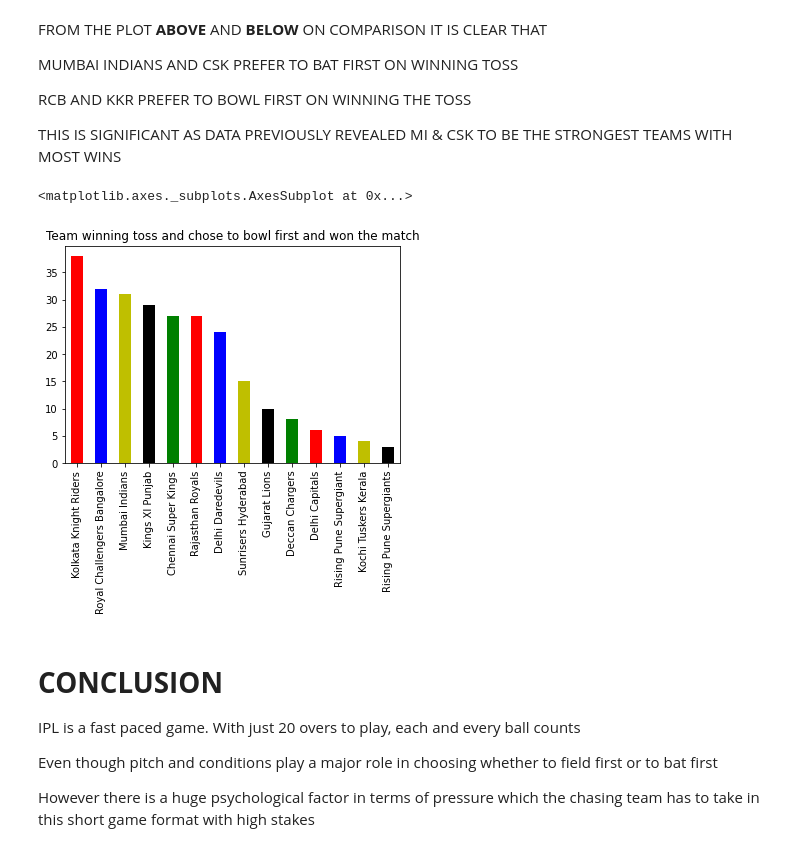
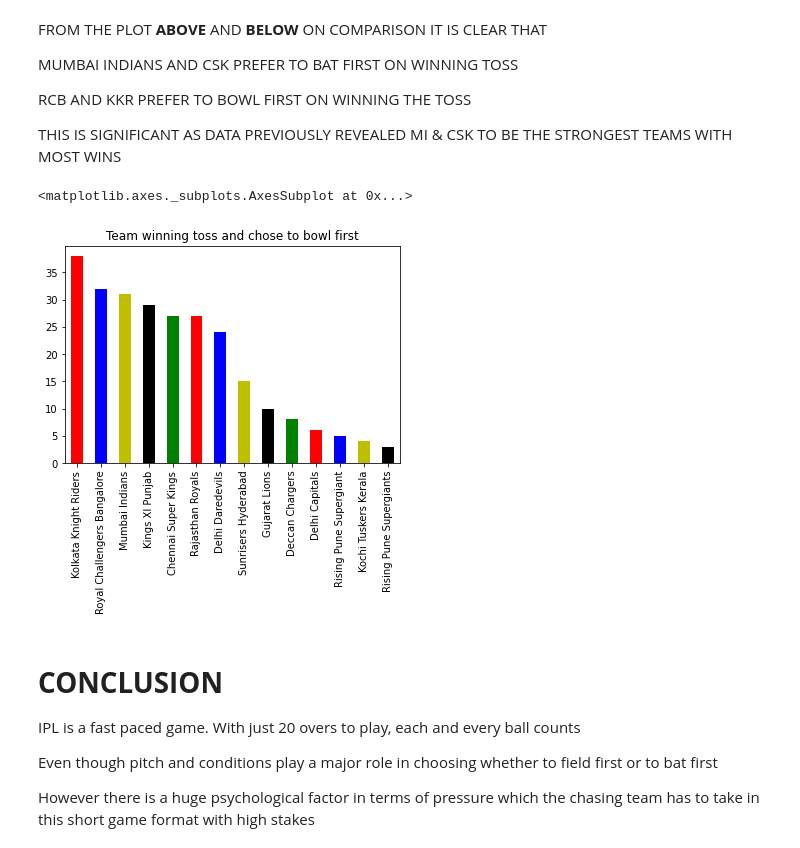
Before and after one commit to ManavKaul/IPL_Analysis, a Jupyter notebook: Indian_Premier_League.ipynb, the cells around one changed output. Drawn from its saved outputs; the diff is of its cells as text; code cells hidden in the pictures.

```diff
--- a/Indian_Premier_League.ipynb
+++ b/Indian_Premier_League.ipynb
@@ -94,10 +94,10 @@ RCB AND KKR PREFER TO BOWL FIRST ON WINNING THE TOSS
 THIS IS SIGNIFICANT AS DATA PREVIOUSLY REVEALED MI & CSK TO BE THE STRONGEST TEAMS WITH MOST WINS
 # %%
 #Plotting for number of times each team won toss and chose to bowl first and went on to win the match
-team_fielding_first_won_df.plot(kind = 'bar', title = 'Team winning toss and chose to bowl first and won the match',color=['r','b','y','k','g'])
+team_fielding_first_won_df.plot(kind = 'bar', title = 'Team winning toss and chose to bowl first',color=['r','b','y','k','g'])
 # %% [output]
 <matplotlib.axes._subplots.AxesSubplot at 0x...>
-[figure, old version]
+[figure, new version]
 # %% [markdown]
 # **CONCLUSION**
 IPL is a fast paced game. With just 20 overs to play, each and every ball counts
```
Also changed, not shown: parts of 1 cell of this notebook.
